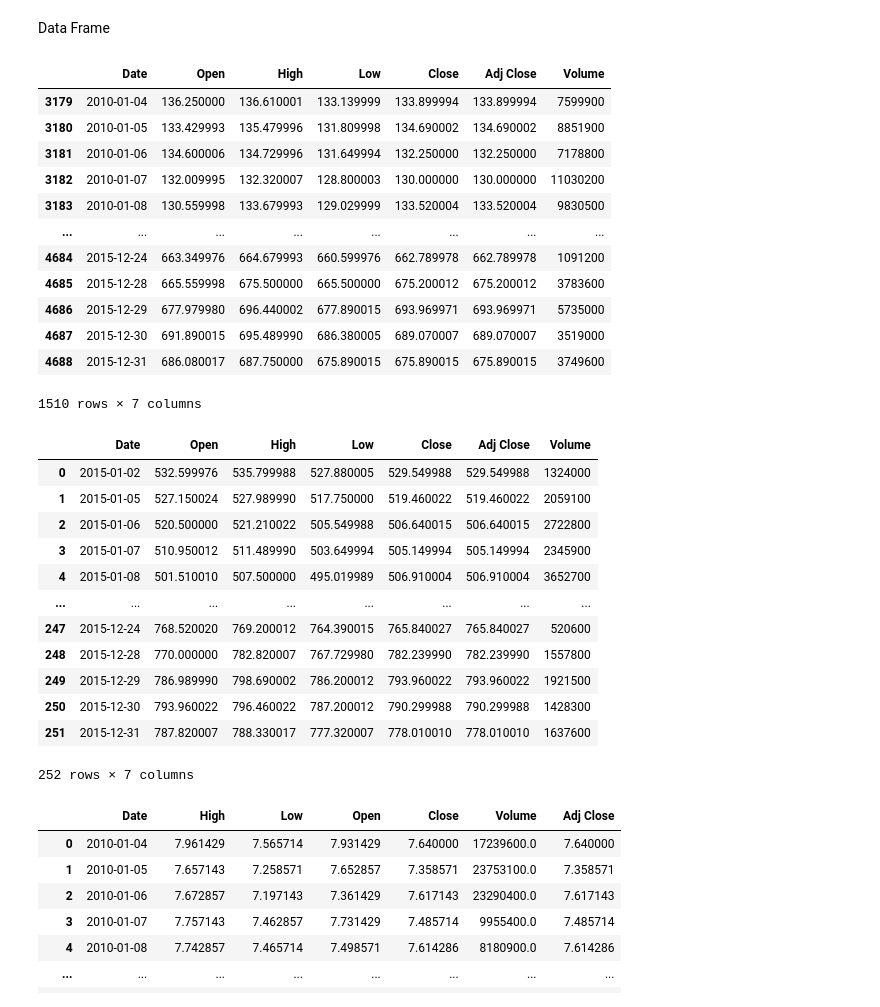
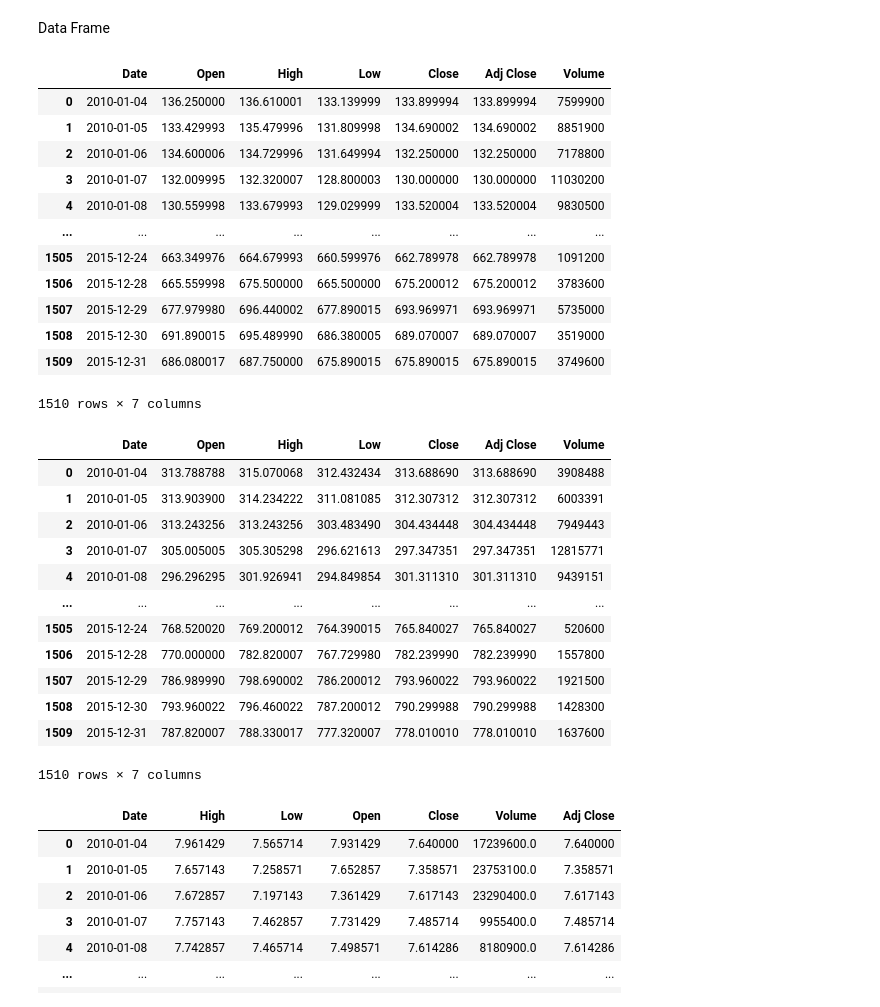
Before and after one commit to Yoomin99/LIGN167_Stock, a Jupyter notebook: LIGN167_Stock.ipynb, the cells around one changed output. Cells and saved outputs as stored; diff of their text form; code cells hidden in the pictures.

```diff
--- a/LIGN167_Stock.ipynb
+++ b/LIGN167_Stock.ipynb
@@ -20,43 +23,43 @@ import torch.nn as nn
 # %% [markdown]
 Data Frame
 # %%
-Amazon = pd.read_csv("DataFile/Amazon.csv")
+Amazon = pd.read_csv("/Amazon.csv")
 Amazon['Date'] = pd.to_datetime(Amazon['Date'])
 Amazon_2010_2015 = Amazon[~(Amazon['Date'] > '2015-12-31')]
 Amazon_2010_2015 = Amazon_2010_2015[~(Amazon_2010_2015['Date'] < '2010-1-1')].reset_index(drop = True)
 Amazon_2010_2015
 # %% [output]
 |  | Date | Open | High | Low | Close | Adj Close | Volume |
-| 3179 | 2010-01-04 | 136.250000 | 136.610001 | 133.139999 | 133.899994 | 133.899994 | 7599900 |
-| 3180 | 2010-01-05 | 133.429993 | 135.479996 | 131.809998 | 134.690002 | 134.690002 | 8851900 |
-| 3181 | 2010-01-06 | 134.600006 | 134.729996 | 131.649994 | 132.250000 | 132.250000 | 7178800 |
-| 3182 | 2010-01-07 | 132.009995 | 132.320007 | 128.800003 | 130.000000 | 130.000000 | 11030200 |
-| 3183 | 2010-01-08 | 130.559998 | 133.679993 | 129.029999 | 133.520004 | 133.520004 | 9830500 |
+| 0 | 2010-01-04 | 136.250000 | 136.610001 | 133.139999 | 133.899994 | 133.899994 | 7599900 |
+| 1 | 2010-01-05 | 133.429993 | 135.479996 | 131.809998 | 134.690002 | 134.690002 | 8851900 |
+| 2 | 2010-01-06 | 134.600006 | 134.729996 | 131.649994 | 132.250000 | 132.250000 | 7178800 |
+| 3 | 2010-01-07 | 132.009995 | 132.320007 | 128.800003 | 130.000000 | 130.000000 | 11030200 |
+| 4 | 2010-01-08 | 130.559998 | 133.679993 | 129.029999 | 133.520004 | 133.520004 | 9830500 |
 | ... | ... | ... | ... | ... | ... | ... | ... |
-| 4684 | 2015-12-24 | 663.349976 | 664.679993 | 660.599976 | 662.789978 | 662.789978 | 1091200 |
-| 4685 | 2015-12-28 | 665.559998 | 675.500000 | 665.500000 | 675.200012 | 675.200012 | 3783600 |
-| 4686 | 2015-12-29 | 677.979980 | 696.440002 | 677.890015 | 693.969971 | 693.969971 | 5735000 |
-| 4687 | 2015-12-30 | 691.890015 | 695.489990 | 686.380005 | 689.070007 | 689.070007 | 3519000 |
-| 4688 | 2015-12-31 | 686.080017 | 687.750000 | 675.890015 | 675.890015 | 675.890015 | 3749600 |
+| 1505 | 2015-12-24 | 663.349976 | 664.679993 | 660.599976 | 662.789978 | 662.789978 | 1091200 |
+| 1506 | 2015-12-28 | 665.559998 | 675.500000 | 665.500000 | 675.200012 | 675.200012 | 3783600 |
+| 1507 | 2015-12-29 | 677.979980 | 696.440002 | 677.890015 | 693.969971 | 693.969971 | 5735000 |
+| 1508 | 2015-12-30 | 691.890015 | 695.489990 | 686.380005 | 689.070007 | 689.070007 | 3519000 |
+| 1509 | 2015-12-31 | 686.080017 | 687.750000 | 675.890015 | 675.890015 | 675.890015 | 3749600 |
 1510 rows × 7 columns
 # %%
-Google = pd.read_csv("DataFile/GOOGL.csv")
+Google = pd.read_csv("/GOOGL.csv")
 Google['Date'] = pd.to_datetime(Google['Date'])
 Google_2010_2015 = Google[~(Google['Date'] > '2015-12-31')]
 Google_2010_2015 = Google_2010_2015[~(Google_2010_2015['Date'] < '2010-1-1')].reset_index(drop = True)
 Google_2010_2015
 # %% [output]
 |  | Date | Open | High | Low | Close | Adj Close | Volume |
-| 0 | 2015-01-02 | 532.599976 | 535.799988 | 527.880005 | 529.549988 | 529.549988 | 1324000 |
-| 1 | 2015-01-05 | 527.150024 | 527.989990 | 517.750000 | 519.460022 | 519.460022 | 2059100 |
-| 2 | 2015-01-06 | 520.500000 | 521.210022 | 505.549988 | 506.640015 | 506.640015 | 2722800 |
-| 3 | 2015-01-07 | 510.950012 | 511.489990 | 503.649994 | 505.149994 | 505.149994 | 2345900 |
-| 4 | 2015-01-08 | 501.510010 | 507.500000 | 495.019989 | 506.910004 | 506.910004 | 3652700 |
+| 0 | 2010-01-04 | 313.788788 | 315.070068 | 312.432434 | 313.688690 | 313.688690 | 3908488 |
+| 1 | 2010-01-05 | 313.903900 | 314.234222 | 311.081085 | 312.307312 | 312.307312 | 6003391 |
+| 2 | 2010-01-06 | 313.243256 | 313.243256 | 303.483490 | 304.434448 | 304.434448 | 7949443 |
+| 3 | 2010-01-07 | 305.005005 | 305.305298 | 296.621613 | 297.347351 | 297.347351 | 12815771 |
+| 4 | 2010-01-08 | 296.296295 | 301.926941 | 294.849854 | 301.311310 | 301.311310 | 9439151 |
 | ... | ... | ... | ... | ... | ... | ... | ... |
-| 247 | 2015-12-24 | 768.520020 | 769.200012 | 764.390015 | 765.840027 | 765.840027 | 520600 |
-| 248 | 2015-12-28 | 770.000000 | 782.820007 | 767.729980 | 782.239990 | 782.239990 | 1557800 |
-| 249 | 2015-12-29 | 786.989990 | 798.690002 | 786.200012 | 793.960022 | 793.960022 | 1921500 |
-| 250 | 2015-12-30 | 793.960022 | 796.460022 | 787.200012 | 790.299988 | 790.299988 | 1428300 |
-| 251 | 2015-12-31 | 787.820007 | 788.330017 | 777.320007 | 778.010010 | 778.010010 | 1637600 |
+| 1505 | 2015-12-24 | 768.520020 | 769.200012 | 764.390015 | 765.840027 | 765.840027 | 520600 |
+| 1506 | 2015-12-28 | 770.000000 | 782.820007 | 767.729980 | 782.239990 | 782.239990 | 1557800 |
+| 1507 | 2015-12-29 | 786.989990 | 798.690002 | 786.200012 | 793.960022 | 793.960022 | 1921500 |
+| 1508 | 2015-12-30 | 793.960022 | 796.460022 | 787.200012 | 790.299988 | 790.299988 | 1428300 |
+| 1509 | 2015-12-31 | 787.820007 | 788.330017 | 777.320007 | 778.010010 | 778.010010 | 1637600 |
-252 rows × 7 columns
+1510 rows × 7 columns
 # %%
```
Also changed, not shown: parts of 19 cells of this notebook.
